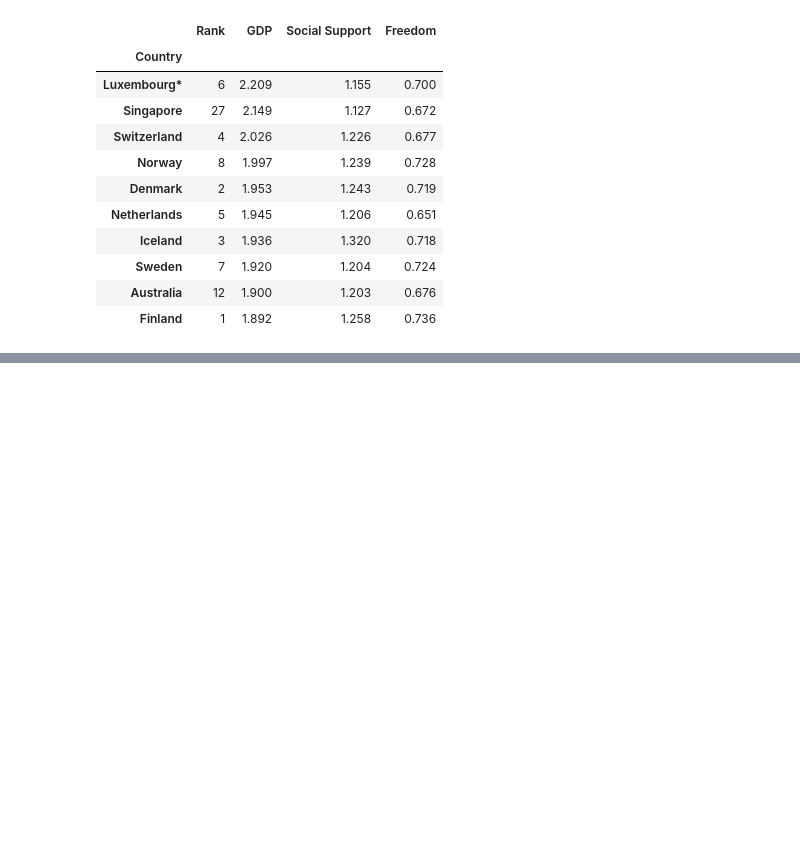
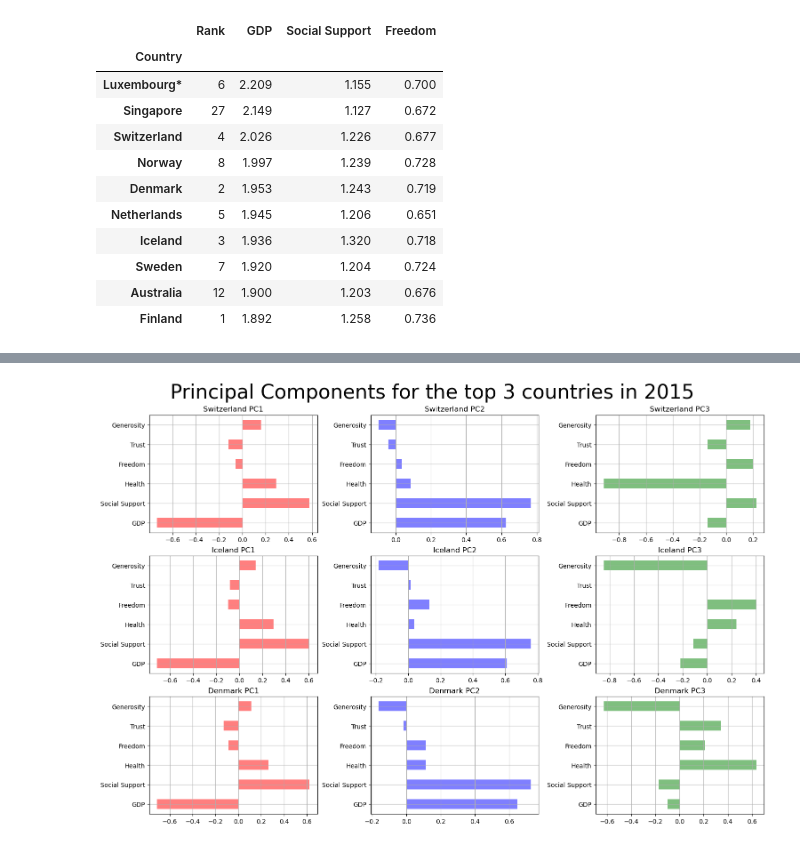
Before and after one commit to cjensen93/WorldHappinesReport, a Jupyter notebook: report.ipynb, the cells around one changed output, grey strips where cells are left out. Saved outputs shown, nothing was run; the diff lists cells and outputs as text; code cells hidden in the pictures; blank space fills up the shorter version.

Commit message:
Completed brief data/trend analysis on WHR feature importance and correlation examples. Updated ToC.

```diff
--- a/report.ipynb
+++ b/report.ipynb
@@ -218,9 +220,9 @@ Data columns (total 9 columns):
 dtypes: int64(1), object(8)
 memory usage: 10.5+ KB
 # %%
-COVERT_ROWS = ['Score', 'GDP', 'Social Support', 'Health', 'Freedom', 'Generosity', 'Trust']
+CONVERT_ROWS = ['Score', 'GDP', 'Social Support', 'Health', 'Freedom', 'Generosity', 'Trust']
 
-for row in COVERT_ROWS:
+for row in CONVERT_ROWS:
     df_2022[row] = df_2022[row].str.replace(',', '.').astype(float)
 
 df_2022.head()
@@ -415,7 +419,7 @@ def extract_country(country, dfs, drop_columns=[]):
 # %%
 num_pcs = 3
 num_cols = len(wh_dfs.keys())
-current_col = 0
+current_row = 0
 drop_cols = ['Country', 'Rank', 'Region', 'Score', 'Dystopia Residual']
 colors = ['red', 'blue', 'green']
 
@@ -429,10 +433,10 @@ for key, value in wh_dfs.items():
 
     for i in range(num_pcs):
         pc = pd.Series(pcs[:, i], index=extracted_df.columns)
-        pc.plot(kind='barh', ax=axes[current_col, i], color=colors[i], alpha=.5, grid=True)
-        axes[current_col, i].set_title(f'{key} PC{i+1}')
+        pc.plot(kind='barh', ax=axes[current_row, i], color=colors[i], alpha=.5, grid=True)
+        axes[current_row, i].set_title(f'{key} PC{i+1}')
 
-    current_col += 1
+    current_row += 1
 
 fig.suptitle('Principal Components for each year', fontsize=32)
 plt.show()
@@ -509,0 +516,31 @@ In terms of yearly trends, the principal components show the following:
+# %%
+# Extracting data for the top 3 countries in 2015
+drop_cols = ['Country', 'Rank', 'Region', 'Score', 'Dystopia Residual', 'Year']
+current_row = 0
+
+higher_countries = wh_dfs['2015'].sort_values(by='Rank', ascending=True)[:3]
+higher_country_data = {}
+
+for country in higher_countries['Country'].values:
+    higher_country_data[country] = extract_country(country, wh_dfs, drop_columns=drop_cols)
+
+num_pcs = 3
+num_rows = len(higher_country_data.keys())
+colors = ['red', 'blue', 'green']
+
+fig, axes = plt.subplots(num_rows, num_pcs, layout='constrained', figsize=(15, 10))
+
+for country in higher_country_data.keys():
+    country_pc = compute_pcs(higher_country_data[country].drop(columns=['Year']), n_components=num_pcs)
+
+    for i in range(num_pcs):
+        pc = pd.Series(country_pc[:, i], index=higher_country_data[country].drop(columns=['Year']).columns)
+        pc.plot(kind='barh', ax=axes[current_row, i], color=colors[i], alpha=.5, grid=True)
+        axes[current_row, i].set_title(f'{country} PC{i+1}')
+
+    current_row += 1
+
+fig.suptitle('Principal Components for the top 3 countries in 2015', fontsize=32)
+plt.show()
+# %% [output]
+[figure, added]
```
Also changed, not shown: parts of 10 cells of this notebook.
